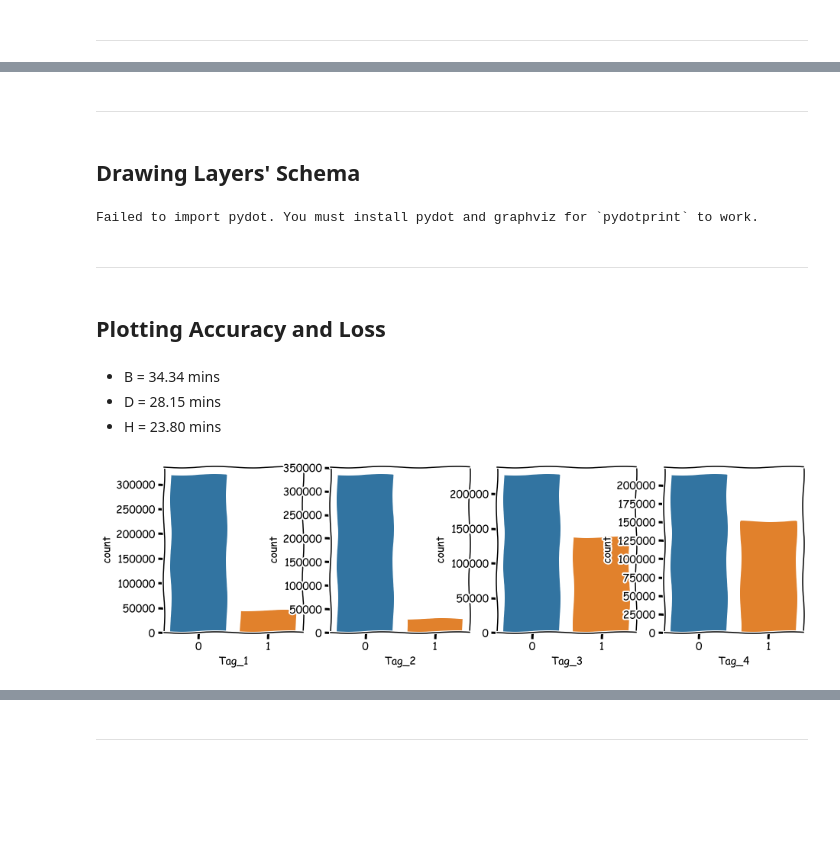
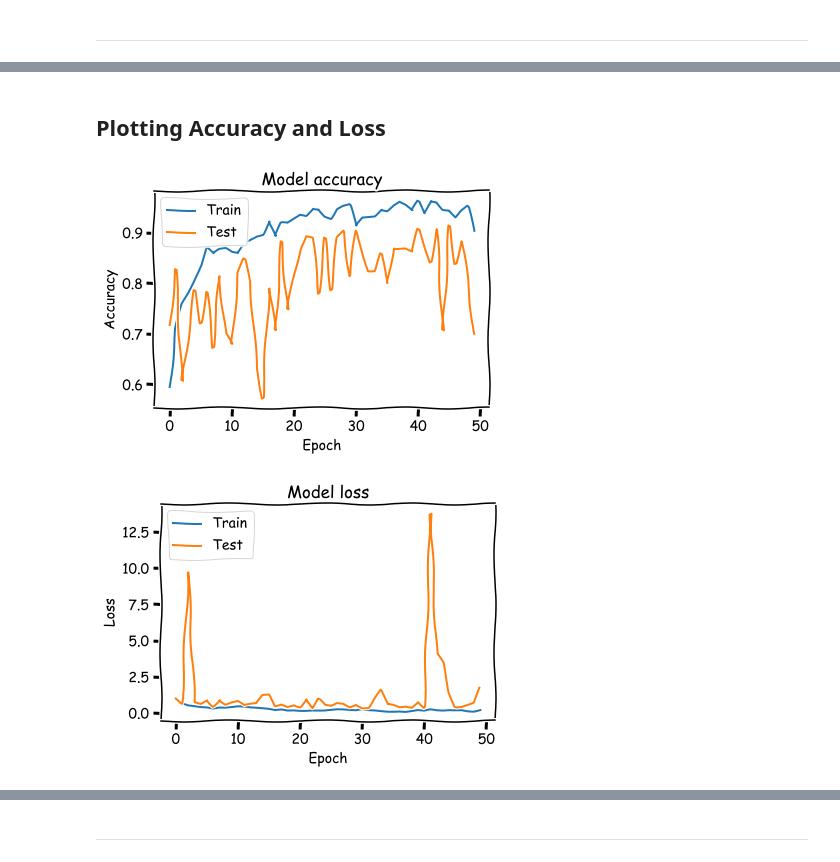
Before and after one commit to JaimeSanz28/Ninja-Turtles, a Jupyter notebook: notebooks/neural_training.ipynb, the cells around one changed output, grey strips where cells are left out. Saved outputs shown, nothing was run; the diff lists cells and outputs as text; code cells hidden in the pictures; blank space fills up the shorter version.

Commit message:
Edited architecture of NN model

```diff
--- a/notebooks/neural_training.ipynb
+++ b/notebooks/neural_training.ipynb
@@ -38,7 +82,9 @@ train.head()
+# %%
+enc = preprocessing.OneHotEncoder()
+y = enc.fit_transform(y)
+# %%
+y = y.toarray()
 # %%
-X = train.drop(columns=["Tag"])
-y = train["Tag"]
-
 X_train, X_test, y_train, y_test = train_test_split(X, y, test_size=0.2)
 # %% [markdown]
 ## Dummies DataFrame
@@ -67,8 +99,8 @@ train_cap.head()
 # %%
-X = train.drop(columns=["Tag"])
-y = train["Tag"]
+#X = train.drop(columns=["Tag"])
+#y = train["Tag"]
 
-X_train, X_test, y_train, y_test = train_test_split(X, y, test_size=0.2)
+#X_train, X_test, y_train, y_test = train_test_split(X, y, test_size=0.2)
 # %% [markdown]
 ---
 # %% [markdown]
@@ -254,46 +282,24 @@ print(predictions)
-# %% [markdown]
----
-# %% [markdown]
-## Drawing Layers' Schema
-# %%
-keras.utils.plot_model(model, "Seq-BN.png", show_shapes=True)
-# %% [output]
-Failed to import pydot. You must install pydot and graphviz for `pydotprint` to work.
-# %% [markdown]
----
 # %% [markdown]
 ## Plotting Accuracy and Loss
 # %%
-%matplotlib inline
-import matplotlib.pyplot as plt
+with plt.xkcd():
+    # Plot training & validation accuracy values
+    plt.plot(history.history['accuracy'])
+    plt.plot(history.history['val_accuracy'])
+    plt.title('Model accuracy')
+    plt.ylabel('Accuracy')
+    plt.xlabel('Epoch')
+    plt.legend(['Train', 'Test'], loc='upper left')
+    plt.show()
 
-# Plot training & validation accuracy values
-plt.plot(history.history['acc'])
-plt.plot(history.history['val_acc'])
-plt.title('Model accuracy')
-plt.ylabel('Accuracy')
-plt.xlabel('Epoch')
-plt.legend(['Train', 'Test'], loc='upper left')
-plt.show()
-
-# Plot training & validation loss values
-plt.plot(history.history['loss'])
-plt.plot(history.history['val_loss'])
-plt.title('Model loss')
-plt.ylabel('Loss')
-plt.xlabel('Epoch')
-plt.legend(['Train', 'Test'], loc='upper left')
-plt.show()
+    # Plot training & validation loss values
+    plt.plot(history.history['loss'])
+    plt.plot(history.history['val_loss'])
+    plt.title('Model loss')
+    plt.ylabel('Loss')
+    plt.xlabel('Epoch')
+    plt.legend(['Train', 'Test'], loc='upper left')
+    plt.show()
+# %% [output]
+[figure, added]
+[figure, added]
-# %% [markdown]
-- B = 34.34 mins
-- D = 28.15 mins
-- H = 23.80 mins
-# %%
-with plt.xkcd():
-    f, ax = plt.subplots(1,4, figsize = (15,4))
-    sns.countplot(train_dum['Tag_1'], ax = ax[0])
-    sns.countplot(train_dum['Tag_2'], ax = ax[1])
-    sns.countplot(train_dum['Tag_3'], ax = ax[2])
-    sns.countplot(train_dum['Tag_4'], ax = ax[3])
-# %% [output]
-[figure, removed]
```
Also changed, not shown: parts of 41 cells of this notebook.
